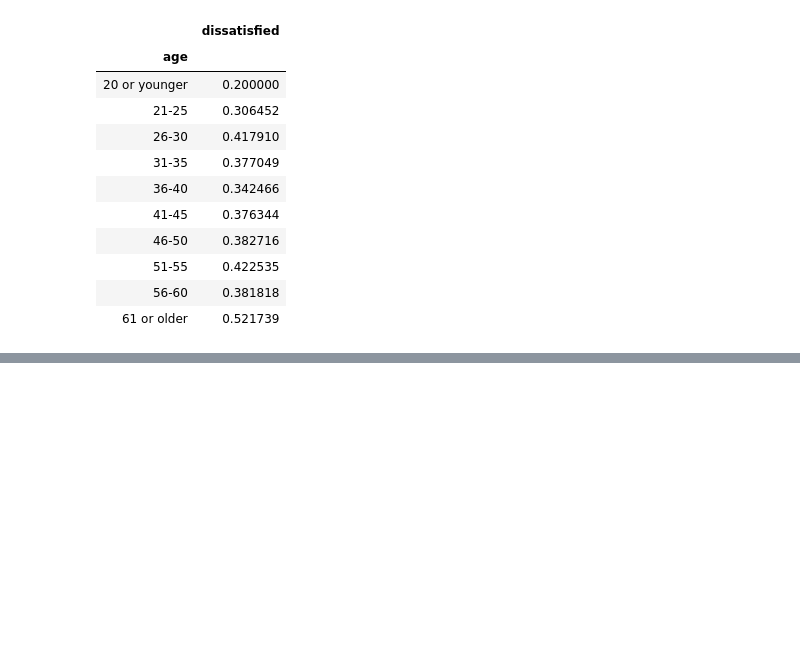
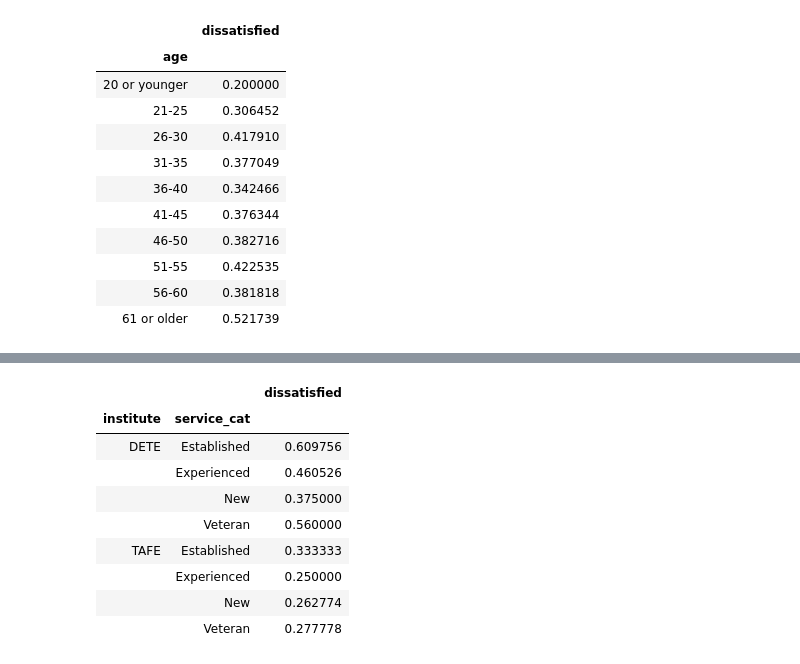
Before and after one commit to sulaiman2001ng/Data-Quest-Projects, a Jupyter notebook: Guided Project_Clean And Analyze Employee Exit Surveys.ipynb, the cells around one changed output, grey strips where cells are left out. Cells and saved outputs as stored; diff of their text form; code cells hidden in the pictures; blank space fills up the shorter version.

```diff
--- a/Guided Project_Clean And Analyze Employee Exit Surveys.ipynb
+++ b/Guided Project_Clean And Analyze Employee Exit Surveys.ipynb
@@ -950,0 +1023,14 @@ plt.show()
+# %%
+x = combined_update.pivot_table(values='dissatisfied', index=['institute', 'service_cat'])
+x
+# %% [output]
+|  |  | dissatisfied |
+| institute | service_cat |  |
+| DETE | Established | 0.609756 |
+|  | Experienced | 0.460526 |
+|  | New | 0.375000 |
+|  | Veteran | 0.560000 |
+| TAFE | Established | 0.333333 |
+|  | Experienced | 0.250000 |
+|  | New | 0.262774 |
+|  | Veteran | 0.277778 |
```
Also changed, not shown: parts of 13 cells of this notebook.
